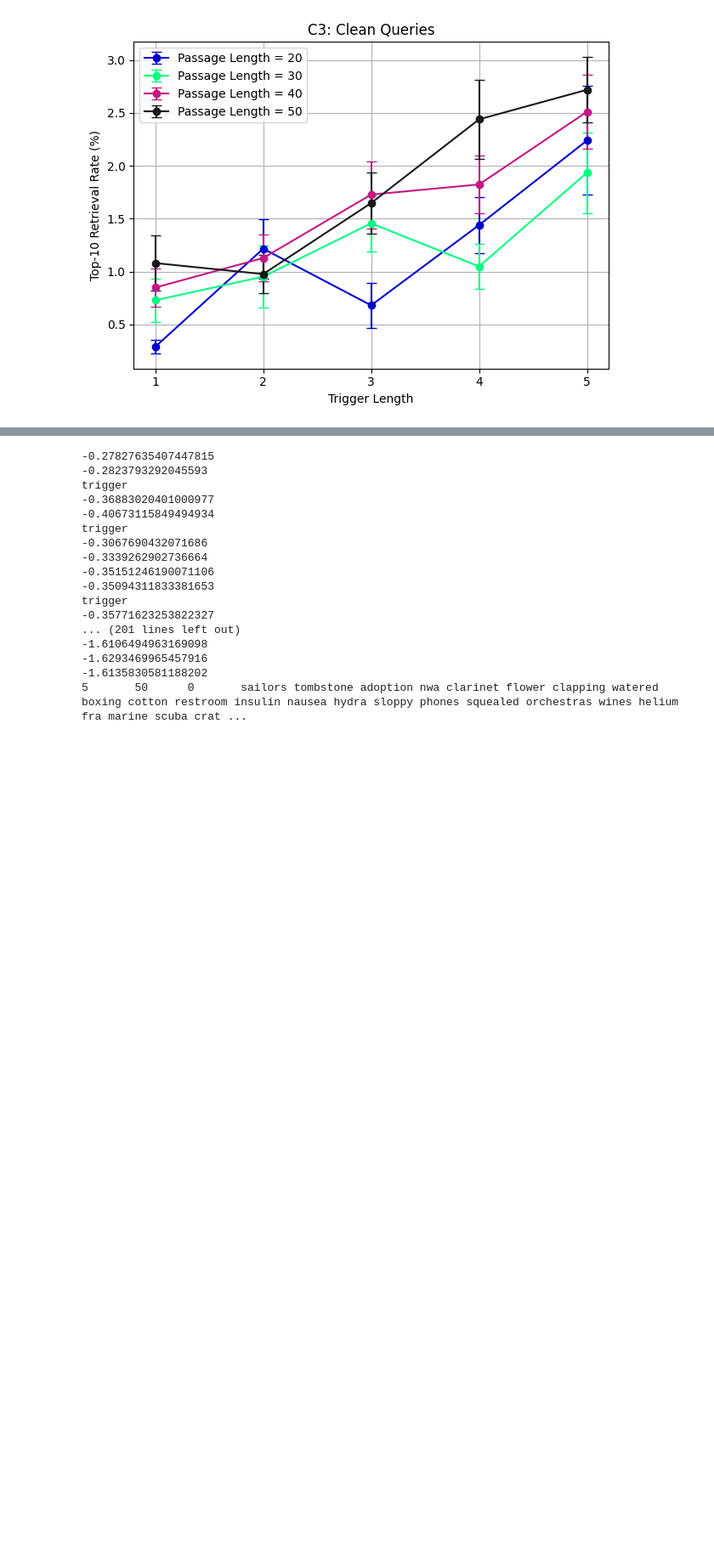
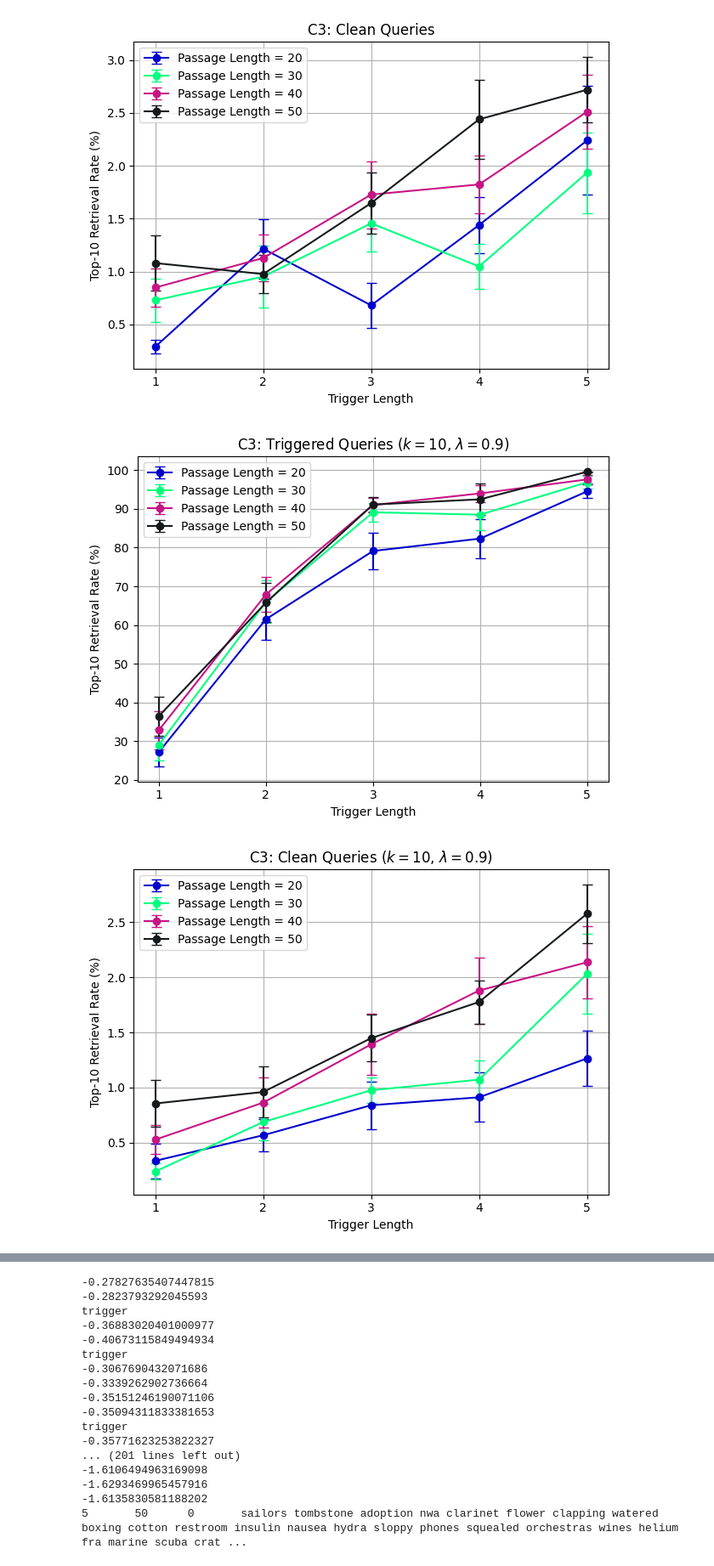
Before and after one commit to loggedin/llm-research, a Jupyter notebook: analysis/c3_analysis.ipynb, the cells around one changed output, grey strips where cells are left out. Shown: that part at 85% size. Cells and saved outputs as stored; diff of their text form; code cells hidden in the pictures; blank space fills up the shorter version.

```diff
--- a/analysis/c3_analysis.ipynb
+++ b/analysis/c3_analysis.ipynb
@@ -72,4 +72,78 @@ plt.show()
 # %% [output]
 [figure]
 [figure]
+# %%
+import pandas as pd
+import matplotlib.pyplot as plt
+import numpy as np
+
+# Load the results
+df = pd.read_csv("../results/c3_20_8_random_k10_lam09.tsv", sep="\t")
+
+# SEM function
+def sem(x):
+    return x.std(ddof=1) / np.sqrt(len(x))
+
+# Group by trigger and passage length, compute mean + SEM for Top-10 retrieval rate
+grouped = (
+    df.groupby(["trigger_len", "passage_len"])
+      .agg({
+          "trigger_top10": ["mean", sem],
+          "clean_top10": ["mean", sem]
+      })
+      .reset_index()
+)
+
+# Flatten column names
+grouped.columns = [
+    "trigger_len", "passage_len",
+    "trigger_top10_mean", "trigger_top10_sem",
+    "clean_top10_mean", "clean_top10_sem"
+]
+
+# Define custom color cycle
+colors = ["#0000cd", "#00ff7f", "#c71585", "#161a1d"]
+
+# Plot: Triggered Top-10 retrieval rate vs trigger length for each passage length
+plt.figure()
+for i, pl in enumerate(sorted(grouped["passage_len"].unique())):
+    sub = grouped[grouped["passage_len"] == pl]
+    plt.errorbar(
+        sub["trigger_len"], sub["trigger_top10_mean"],
+        yerr=sub["trigger_top10_sem"],
+        label=f"Passage Length = {pl}", fmt='-o', capsize=4,
+        color=colors[i % len(colors)]
+    )
+plt.xlabel("Trigger Length")
+plt.ylabel("Top-10 Retrieval Rate (%)")
+plt.title(r"C3: Triggered Queries ($k = 10$, $\lambda = 0.9$)")
+plt.legend()
+plt.grid(True)
+plt.xticks([1, 2, 3, 4, 5])
+plt.tight_layout()
+plt.savefig("c3_k10_lam09_triggered_top10.png", dpi=300)
+plt.show()
+
+# Plot: Clean Top-10 retrieval rate vs trigger length for each passage length
+plt.figure()
+for i, pl in enumerate(sorted(grouped["passage_len"].unique())):
+    sub = grouped[grouped["passage_len"] == pl]
+    plt.errorbar(
+        sub["trigger_len"], sub["clean_top10_mean"],
+        yerr=sub["clean_top10_sem"],
+        label=f"Passage Length = {pl}", fmt='-o', capsize=4,
+        color=colors[i % len(colors)]
+    )
+plt.xlabel("Trigger Length")
+plt.ylabel("Top-10 Retrieval Rate (%)")
+plt.title(r"C3: Clean Queries ($k = 10$, $\lambda = 0.9$)")
+plt.legend()
+plt.grid(True)
+plt.xticks([1, 2, 3, 4, 5])
+plt.tight_layout()
+plt.savefig("c3_k10_lam09_clean_top10.png", dpi=300)
+plt.show()
+# %% [output]
+[figure, added]
+[figure, added]
 # %% [markdown]
```
Also changed, not shown: parts of 5 cells of this notebook.
